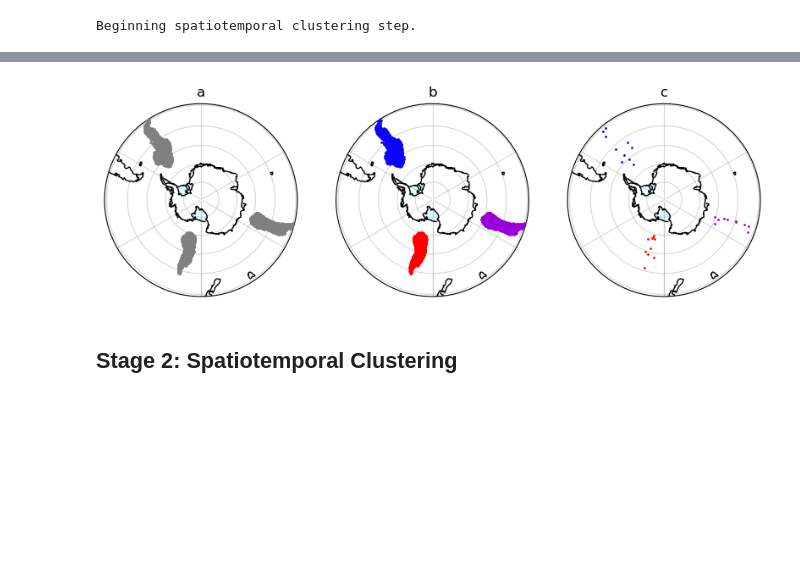
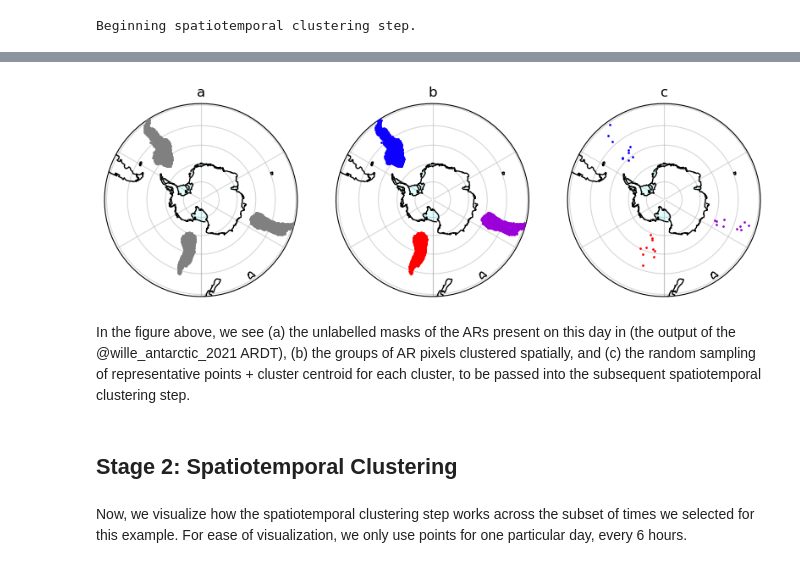
Before and after one commit to jbbutler/antarctic_AR_dataset, a Jupyter notebook: notebooks/catalog_construction.ipynb, the cells around one changed output, grey strips where cells are left out. Cells and saved outputs as stored; diff of their text form; code cells hidden in the pictures; blank space fills up the shorter version.

```diff
--- a/notebooks/catalog_construction.ipynb
+++ b/notebooks/catalog_construction.ipynb
@@ -108,8 +115,7 @@ Beginning spatiotemporal clustering step.
 # %%
-time = df.iloc[9].time
-
 # instantiate the animation
-fig, ax = plt.subplots(nrows=1, ncols=3, figsize=(10,5), subplot_kw=dict(projection=ccrs.Stereographic(central_longitude=0., central_latitude=-90.)))
+fig, ax = plt.subplots(nrows=1, ncols=3, figsize=(10,5),
+                       subplot_kw=dict(projection=ccrs.Stereographic(central_longitude=0., central_latitude=-90.)))
 
 unique_clusters = df['cluster'].unique()
 color_mapping = {unique_clusters[j]:prism(j/12) for j in range(len(unique_clusters)) }
@@ -118,41 +124,50 @@ if (time == df.time).any():
     dat = df[df['time'] == time]
     n_clusts = dat.shape[0]
 
     for i in range(n_clusts):
         cluster = dat['cluster'].iloc[i]
-        ax[0].scatter(dat['lons'].iloc[i], dat['lats'].iloc[i], transform=ccrs.PlateCarree(), s=1, color='gray', zorder=30)
-        ax[1].scatter(dat['lons'].iloc[i], dat['lats'].iloc[i], transform=ccrs.PlateCarree(), s=1, color=color_mapping[cluster], label=str(cluster), zorder=30)
-        ax[2].scatter(dat['rep_lons'].iloc[i], dat['rep_lats'].iloc[i], transform=ccrs.PlateCarree(), s=1, color=color_mapping[cluster], label=str(cluster), zorder=30)
+        ax[0].scatter(dat['lons'].iloc[i], dat['lats'].iloc[i],
+                      transform=ccrs.PlateCarree(), s=1, color='gray', zorder=30)
+        ax[1].scatter(dat['lons'].iloc[i], dat['lats'].iloc[i],
+                      transform=ccrs.PlateCarree(), s=1, color=color_mapping[cluster], label=str(cluster), zorder=30)
+        ax[2].scatter(dat['rep_lons'].iloc[i], dat['rep_lats'].iloc[i],
+                      transform=ccrs.PlateCarree(), s=1, color=color_mapping[cluster], label=str(cluster), zorder=30)
 
 for i in range(len(ax)):
 
     ax[i].set_extent([-180,180,-90,-39], ccrs.PlateCarree())
-    ice_shelf_poly = cfeature.NaturalEarthFeature('physical', 'antarctic_ice_shelves_polys', '50m',edgecolor='none',facecolor='lightcyan') # 10m, 50m, 110m
+    ice_shelf_poly = cfeature.NaturalEarthFeature('physical', 'antarctic_ice_shelves_polys',
+                                                  '50m',edgecolor='none',facecolor='lightcyan') # 10m, 50m, 110m
     ax[i].add_feature(ice_shelf_poly,linewidth=3)
-    ice_shelf_line = cfeature.NaturalEarthFeature('physical', 'antarctic_ice_shelves_lines', '50m',edgecolor='black',facecolor='none') # 10m, 50m, 110m
+    ice_shelf_line = cfeature.NaturalEarthFeature('physical', 'antarctic_ice_shelves_lines',
+                                                  '50m',edgecolor='black',facecolor='none') # 10m, 50m, 110m
     ax[i].add_feature(ice_shelf_line,linewidth=1,zorder=13)
     ax[i].coastlines(resolution='110m',linewidth=1,zorder=32)
 
 
     # Map extent
     theta = np.linspace(0, 2*np.pi, 100)
     center, radius = [0.5, 0.5], 0.5
     verts = np.vstack([np.sin(theta), np.cos(theta)]).T
     circle = mpath.Path(verts * radius + center)
     ax[i].set_boundary(circle, transform=ax[i].transAxes)
     ax[i].gridlines(alpha=0.5, zorder=33)
 
     time_ts = pd.Timestamp(time)
 
 ax[0].set_title('a')
 ax[1].set_title('b')
 ax[2].set_title('c')
 
 plt.savefig('../output/spatial_clustering.png', bbox_inches='tight')
 # %% [output]
-[figure, old version]
+[figure, new version]
+# %% [markdown]
+In the figure above, we see (a) the unlabelled masks of the ARs present on this day in (the output of the @wille_antarctic_2021 ARDT), (b) the groups of AR pixels clustered spatially, and (c) the random sampling of representative points + cluster centroid for each cluster, to be passed into the subsequent spatiotemporal clustering step.
 # %% [markdown]
 ## Stage 2: Spatiotemporal Clustering
+# %% [markdown]
+Now, we visualize how the spatiotemporal clustering step works across the subset of times we selected for this example. For ease of visualization, we only use points for one particular day, every 6 hours.
 # %%
 unpacked_df = cluster_obj.unpack_df(df, 'cluster')
 unpacked_df = unpacked_df[unpacked_df.time.dt.day == 8]
```
Also changed, not shown: parts of 6 cells of this notebook.
